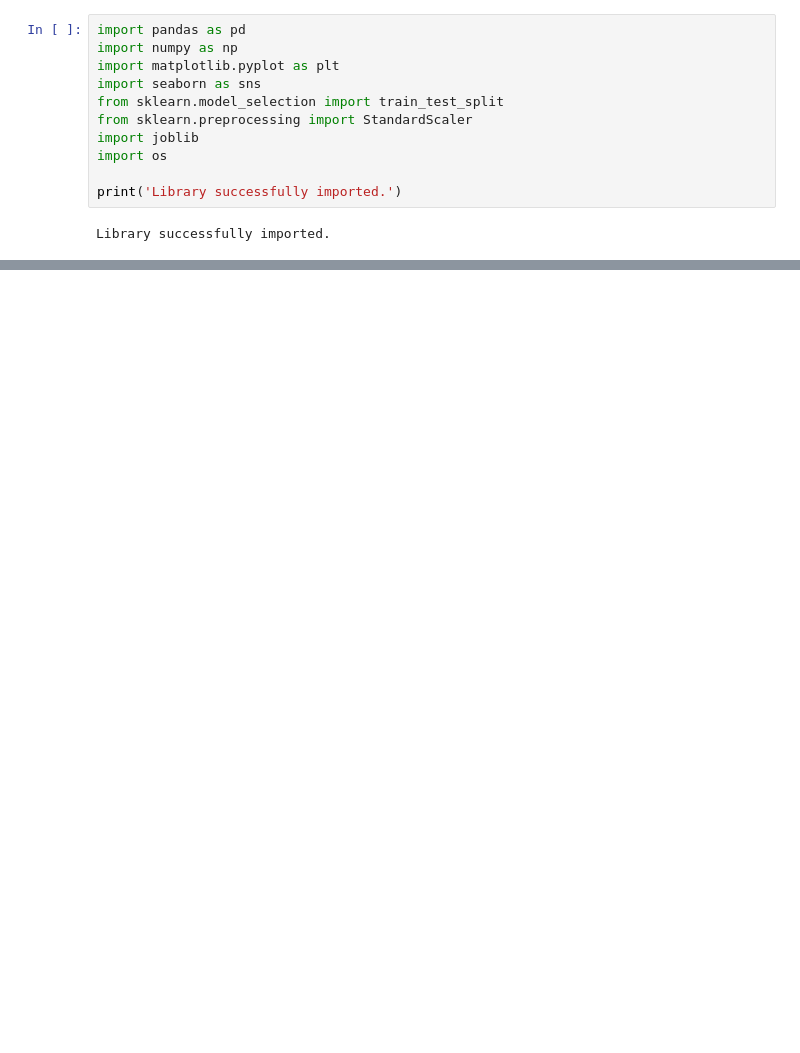
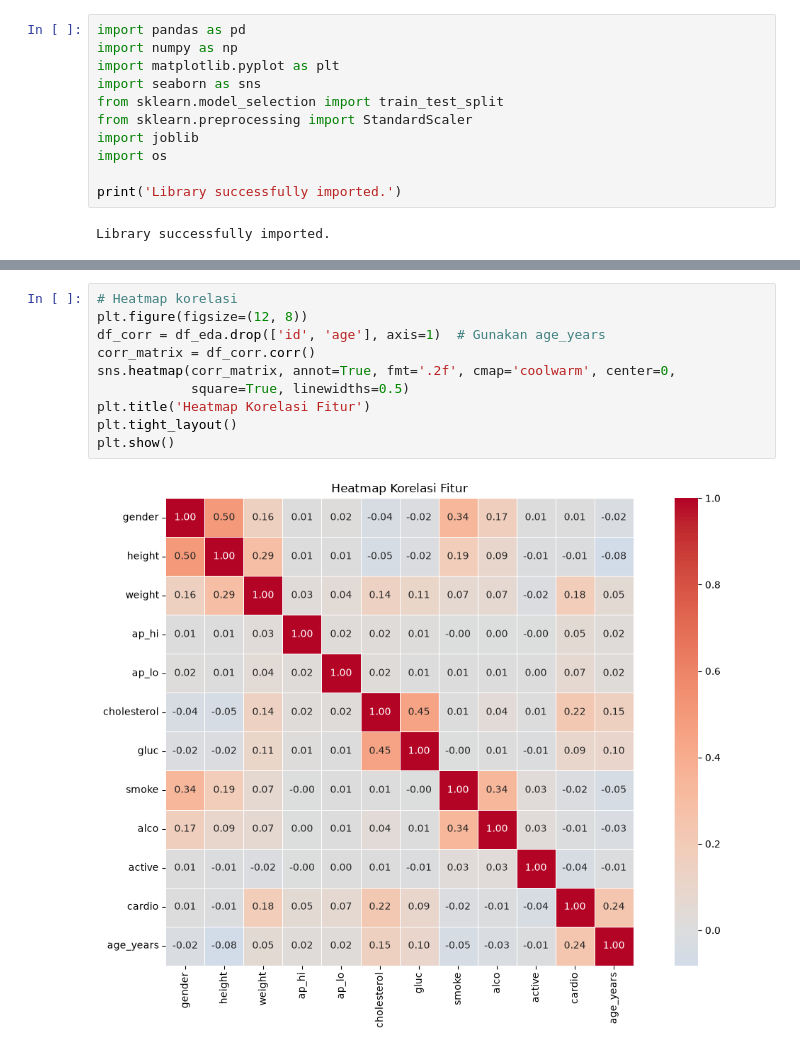
Before and after one commit to halimamrin312/Eksperimen_SML_Muhammad-Halim-Amrin, a Jupyter notebook: Eksperimen_Muhammad-Halim-Amrin.ipynb, the cells around one changed output, grey strips where cells are left out. Drawn from its saved outputs; the diff is of its cells as text; blank space fills up the shorter version.

```diff
--- a/Eksperimen_Muhammad-Halim-Amrin.ipynb
+++ b/Eksperimen_Muhammad-Halim-Amrin.ipynb
@@ -185,0 +173,12 @@ Scaler and preprocessed datasets saved successfully.
+# %%
+# Heatmap korelasi
+plt.figure(figsize=(12, 8))
+df_corr = df_eda.drop(['id', 'age'], axis=1)  # Gunakan age_years
+corr_matrix = df_corr.corr()
+sns.heatmap(corr_matrix, annot=True, fmt='.2f', cmap='coolwarm', center=0,
+            square=True, linewidths=0.5)
+plt.title('Heatmap Korelasi Fitur')
+plt.tight_layout()
+plt.show()
+# %% [output]
+[figure, added]
```
Also changed, not shown: parts of 30 cells of this notebook.
